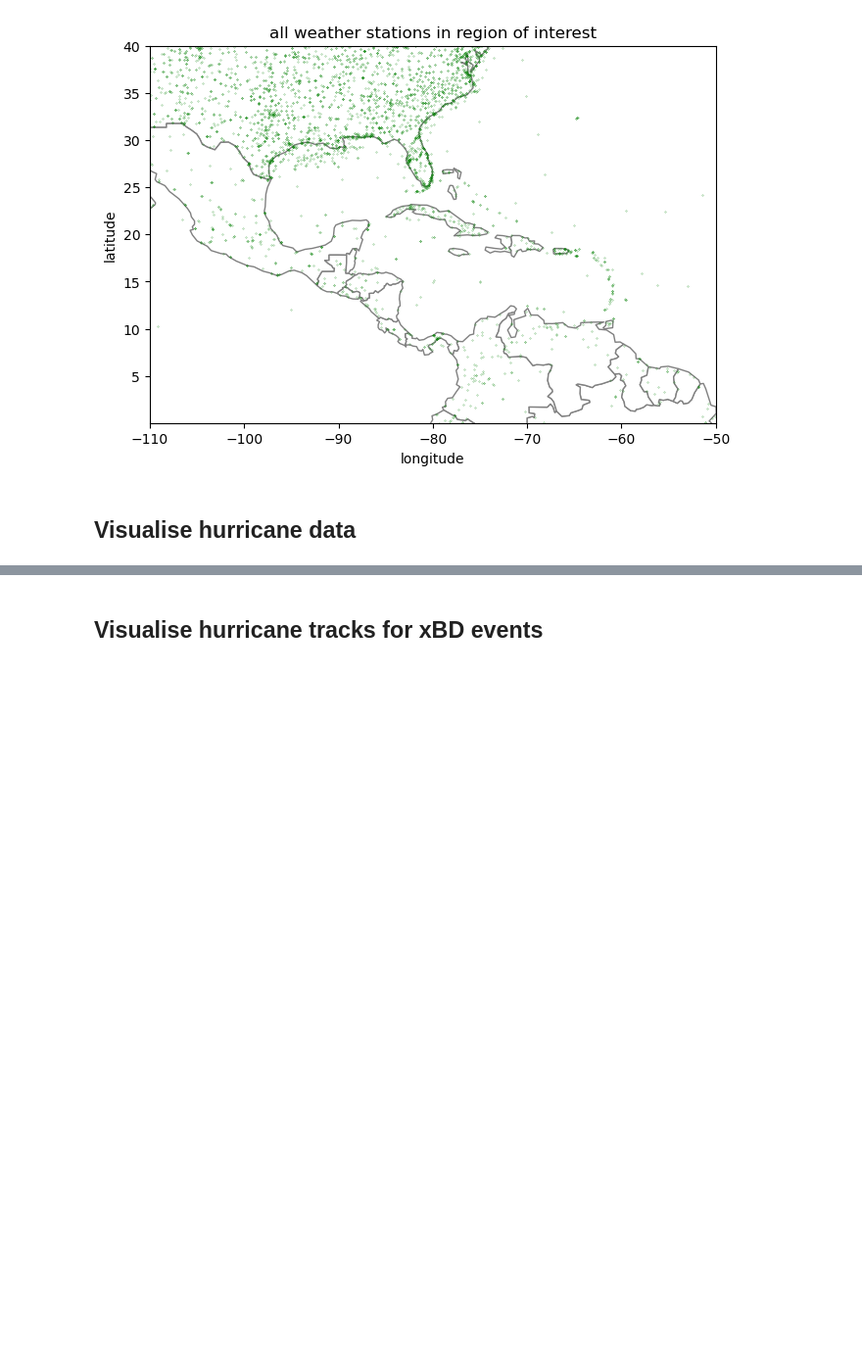
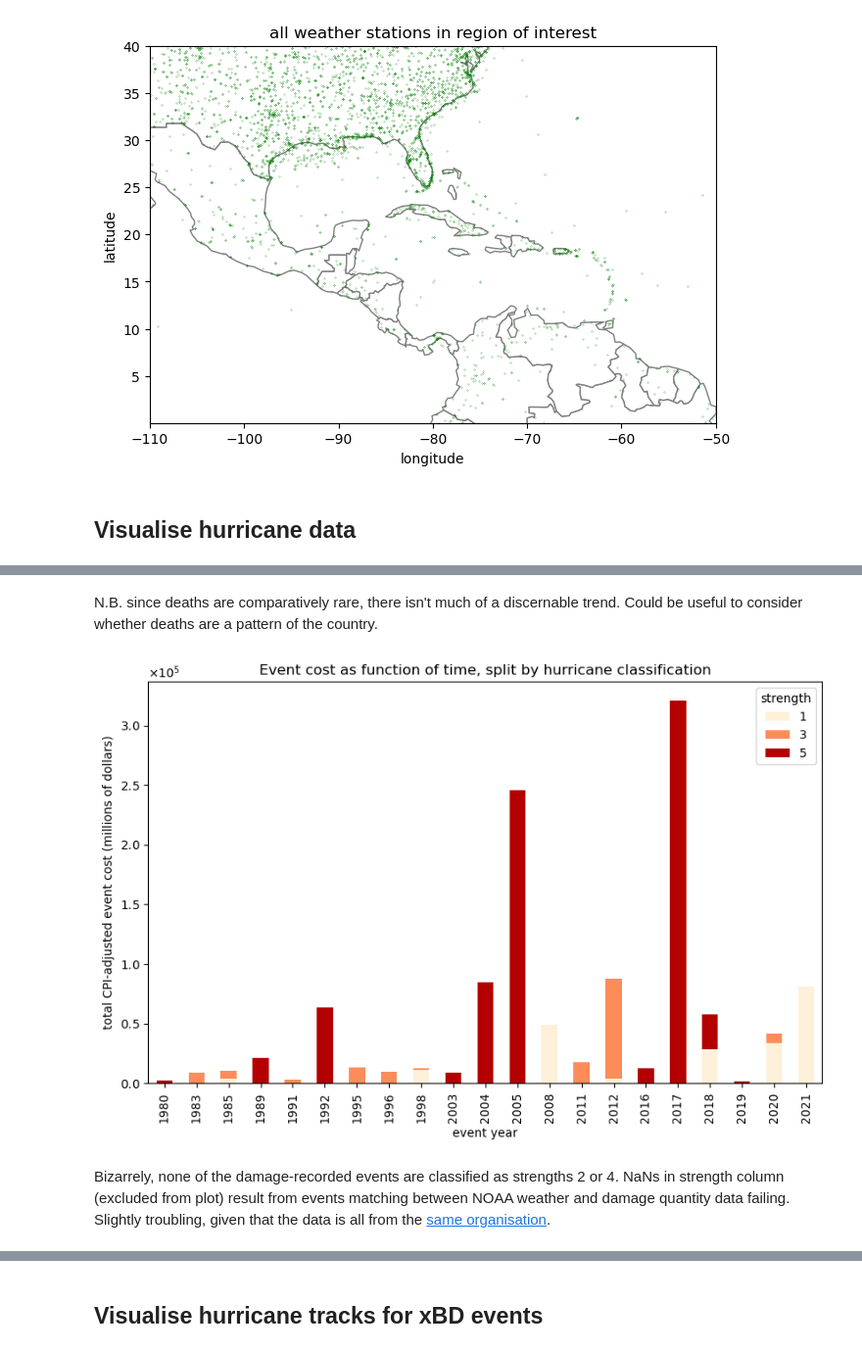
Before and after one commit to ai4er-cdt/hurricane-harm-herald, a Jupyter notebook: notebooks/visualise_weather.ipynb, the cells around one changed output, grey strips where cells are left out. Shown at 98% size. Drawn from its saved outputs; the diff is of its cells as text; code cells hidden in the pictures; blank space fills up the shorter version.

```diff
--- a/notebooks/visualise_weather.ipynb
+++ b/notebooks/visualise_weather.ipynb
@@ -92,0 +272,25 @@ ax.set_title('all weather stations in region of interest');
+# %% [markdown]
+N.B. since deaths are comparatively rare, there isn't much of a discernable trend. Could be useful to consider whether deaths are a pattern of the country.
+# %%
+# group by event year and event strength and sum the damage amount
+grouped = df_merged.groupby([df_merged['begin_date'].dt.year, 'strength']).sum(numeric_only=True).reset_index()
+# pivot the table so that event strength is the column and event year is the index
+pivoted = grouped.pivot(index='begin_date', columns='strength', values='total_cpi-adjusted_cost_(millions_of_dollars)')
+
+# plot stacked bar chart
+ax_damage = pivoted.plot(kind='bar', stacked=True, figsize=(10, 6), color=five_colours[::2])
+
+# formatting
+ax_damage.set_xlabel('event year');
+ax_damage.set_ylabel('total CPI-adjusted event cost (millions of dollars)');
+ax_damage.set_title('Event cost as function of time, split by hurricane classification');
+
+import matplotlib.ticker as mticker
+
+formatter = mticker.ScalarFormatter(useMathText=True)
+formatter.set_powerlimits((-3,2))
+ax_damage.yaxis.set_major_formatter(formatter)
+# %% [output]
+[figure, added]
+# %% [markdown]
+Bizarrely, none of the damage-recorded events are classified as strengths 2 or 4. NaNs in strength column (excluded from plot) result from events matching between NOAA weather and damage quantity data failing. Slightly troubling, given that the data is all from the [same organisation](https://www.ncei.noaa.gov/access/billions/).
```
Also changed, not shown: parts of 28 cells of this notebook.
